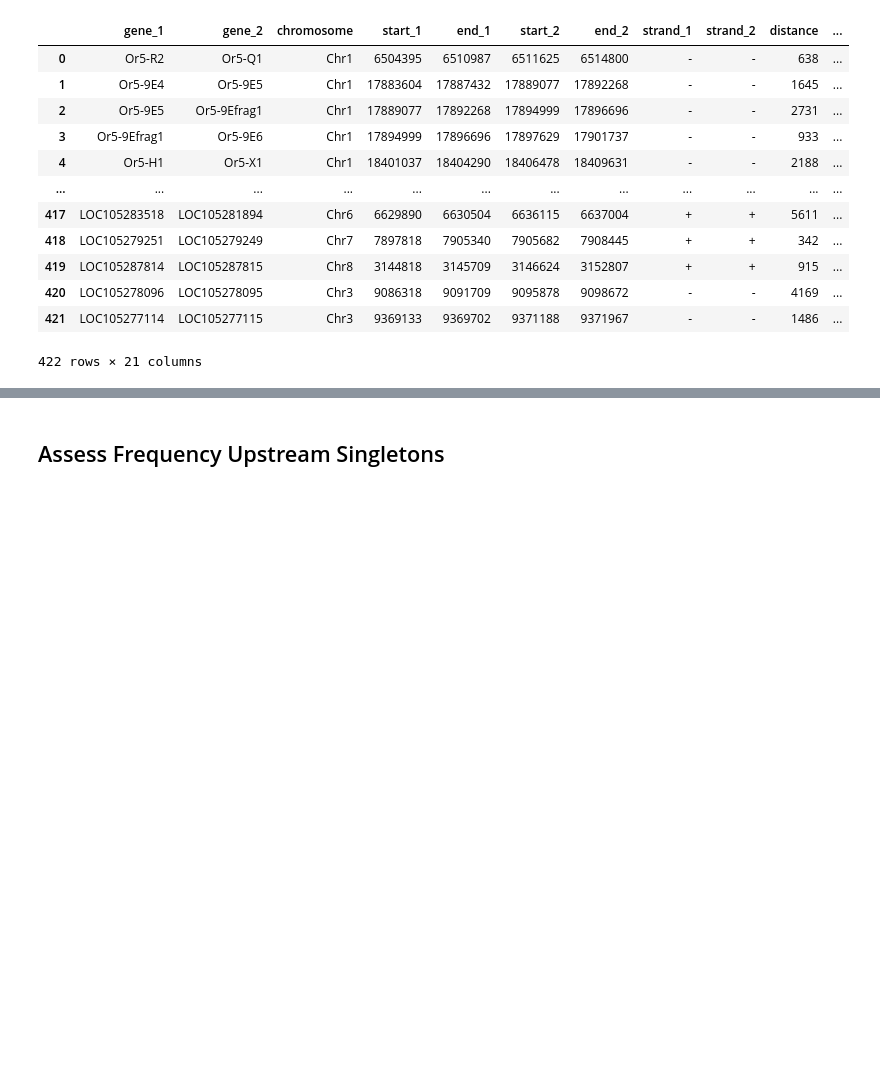
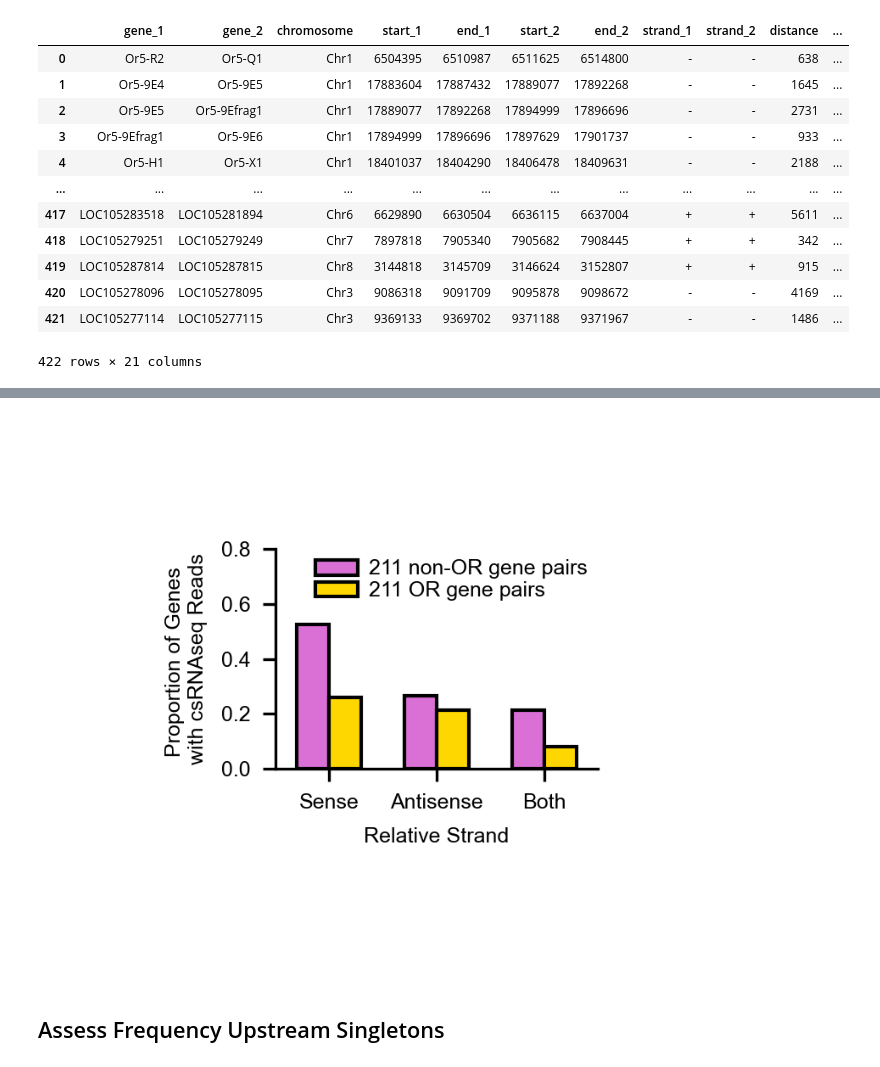
Before and after one commit to Social-Evolution-and-Behavior/Glotzer-Kronauer-2025, a Jupyter notebook: csRNA-seq/csRNAseq-genome-analysis.ipynb, the cells around one changed output, grey strips where cells are left out. Cells and saved outputs as stored; diff of their text form; code cells hidden in the pictures; blank space fills up the shorter version.

```diff
--- a/csRNA-seq/csRNAseq-genome-analysis.ipynb
+++ b/csRNA-seq/csRNAseq-genome-analysis.ipynb
@@ -388,3 +403,33 @@ The palette list has fewer values (1) than needed (2) and will cycle, which may
+# %%
+
+colors = ["orchid", "gold"]
+f, ax = plt.subplots(1, 1, figsize=(2, 1.5), dpi=300)
+sns.barplot(data=adjacent_gene_db_subset, x=0, y='csRNA_same', hue='both_ORs', ax=ax, errorbar=None, palette=colors, width=0.6, legend=False, alpha=1, saturation=1, lw=1, edgecolor='black')
+sns.barplot(data=adjacent_gene_db_subset, x=1, y='csRNA_opp', hue='both_ORs', ax=ax, errorbar=None, palette=colors, width=0.6, legend=False, alpha=1, saturation=1, lw=1, edgecolor='black')
+sns.barplot(data=adjacent_gene_db_subset, x=2, y='twin_peaks', hue='both_ORs', ax=ax, errorbar=None, palette=colors, width=0.6, legend=False, alpha=1, saturation=1, lw=1, edgecolor='black')
+
+
+ax.set_xticks([0, 1, 2])
+ax.set_xticklabels(['Sense', 'Antisense', 'Both'], fontsize=6)
+ax.set_ylabel('Proportion of Genes \nwith csRNAseq Reads', fontsize=6)
+ax.set_xlabel('Relative Strand', fontsize=6)
+ax.tick_params(axis='both', which='major', labelsize=6)
+ax.spines['top'].set_visible(False)
+ax.spines['right'].set_visible(False)
+ax.set_yticks([0, 0.2, 0.4, 0.6, 0.8])
+
+# Custom legend
+num_non_or = adjacent_gene_db_subset[adjacent_gene_db_subset['both_ORs'] == False].shape[0]
+num_or = adjacent_gene_db_subset[adjacent_gene_db_subset['both_ORs'] == True].shape[0]
+legend_labels = [f'{num_non_or} non-OR gene pairs', f'{num_or} OR gene pairs']
+legend_handles = [plt.Rectangle((0, 0), 1, 1, facecolor=colors[0], label=legend_labels[0], alpha=1, lw=1, edgecolor='black'),
+                  plt.Rectangle((0, 0), 1, 1, facecolor=colors[1], label=legend_labels[1], alpha=1, lw=1, edgecolor='black')]
+ax.legend(handles=legend_handles, loc='upper right', fontsize=6, frameon=False, labelspacing=0.1, handletextpad=0.5, borderpad=0)
+plt.tight_layout()
+plt.savefig(f'../figures/csRNAseq-non-ORs-peaks-v2.pdf', pad_inches=0, bbox_inches=0, transparent=False)
+plt.show()
+# %% [output]
+[figure, added]
 # %% [markdown]
 ## Assess Frequency Upstream Singletons
 # %%
```
Also changed, not shown: parts of 13 cells of this notebook, 5 other files.
